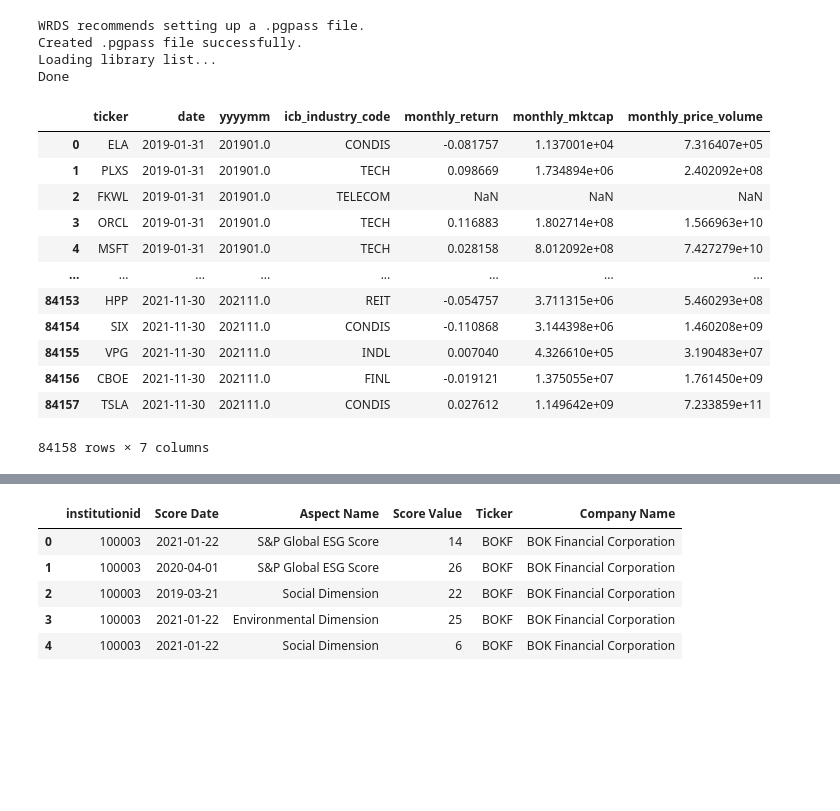
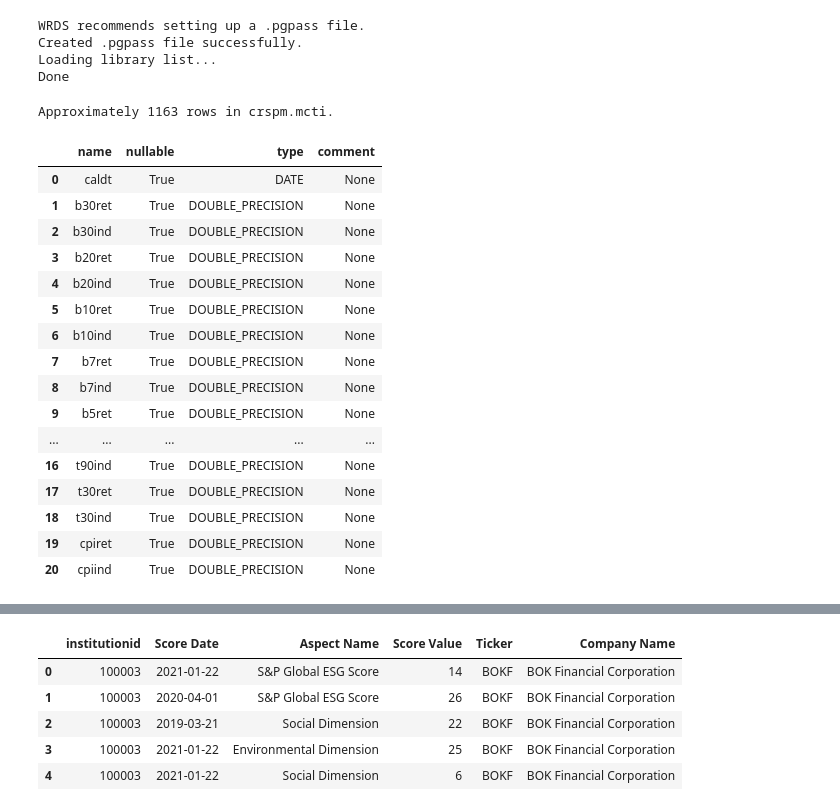
Before and after one commit to TDR474/ESG-Fama-French, a Jupyter notebook: wrds.ipynb, the cells around one changed output, grey strips where cells are left out. Saved outputs shown, nothing was run; the diff lists cells and outputs as text; code cells hidden in the pictures; blank space fills up the shorter version.

```diff
--- a/wrds.ipynb
+++ b/wrds.ipynb
@@ -43,19 +44,24 @@ data_price = db.raw_sql(
     WHERE Ticker in %(tickers)s AND MthCalDt >= %(start_date)s AND MthCalDt <= %(end_date)s
     """,
     params=params)
-# %%
-data_price
-# %% [output]
-|  | ticker | date | yyyymm | icb_industry_code | monthly_return | monthly_mktcap | monthly_price_volume |
-| 0 | ELA | 2019-01-31 | 201901.0 | CONDIS | -0.081757 | 1.137001e+04 | 7.316407e+05 |
-| 1 | PLXS | 2019-01-31 | 201901.0 | TECH | 0.098669 | 1.734894e+06 | 2.402092e+08 |
-| 2 | FKWL | 2019-01-31 | 201901.0 | TELECOM | NaN | NaN | NaN |
-| 3 | ORCL | 2019-01-31 | 201901.0 | TECH | 0.116883 | 1.802714e+08 | 1.566963e+10 |
-| 4 | MSFT | 2019-01-31 | 201901.0 | TECH | 0.028158 | 8.012092e+08 | 7.427279e+10 |
-| ... | ... | ... | ... | ... | ... | ... | ... |
-| 84153 | HPP | 2021-11-30 | 202111.0 | REIT | -0.054757 | 3.711315e+06 | 5.460293e+08 |
-| 84154 | SIX | 2021-11-30 | 202111.0 | CONDIS | -0.110868 | 3.144398e+06 | 1.460208e+09 |
-| 84155 | VPG | 2021-11-30 | 202111.0 | INDL | 0.007040 | 4.326610e+05 | 3.190483e+07 |
-| 84156 | CBOE | 2021-11-30 | 202111.0 | FINL | -0.019121 | 1.375055e+07 | 1.761450e+09 |
-| 84157 | TSLA | 2021-11-30 | 202111.0 | CONDIS | 0.027612 | 1.149642e+09 | 7.233859e+11 |
-84158 rows × 7 columns
+# %%
+db.describe_table(library='crspm', table='mcti')
+# %% [output]
+Approximately 1163 rows in crspm.mcti.
+|  | name | nullable | type | comment |
+| 0 | caldt | True | DATE | None |
+| 1 | b30ret | True | DOUBLE_PRECISION | None |
+| 2 | b30ind | True | DOUBLE_PRECISION | None |
+| 3 | b20ret | True | DOUBLE_PRECISION | None |
+| 4 | b20ind | True | DOUBLE_PRECISION | None |
+| 5 | b10ret | True | DOUBLE_PRECISION | None |
+| 6 | b10ind | True | DOUBLE_PRECISION | None |
+| 7 | b7ret | True | DOUBLE_PRECISION | None |
+| 8 | b7ind | True | DOUBLE_PRECISION | None |
+| 9 | b5ret | True | DOUBLE_PRECISION | None |
+| ... | ... | ... | ... | ... |
+| 16 | t90ind | True | DOUBLE_PRECISION | None |
+| 17 | t30ret | True | DOUBLE_PRECISION | None |
+| 18 | t30ind | True | DOUBLE_PRECISION | None |
+| 19 | cpiret | True | DOUBLE_PRECISION | None |
+| 20 | cpiind | True | DOUBLE_PRECISION | None |
```
Also changed, not shown: parts of 16 cells of this notebook, 14 other files.
